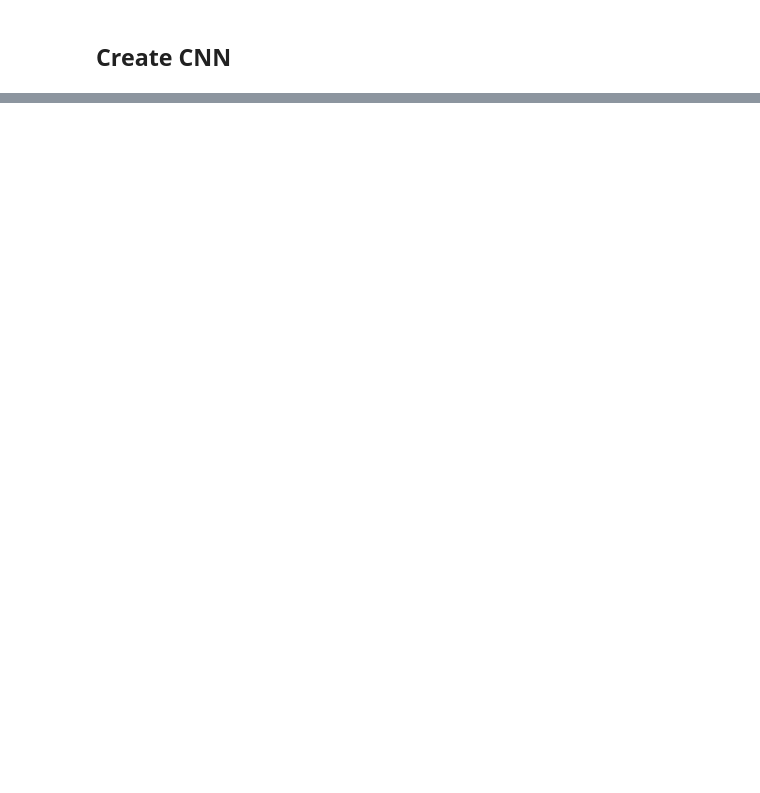
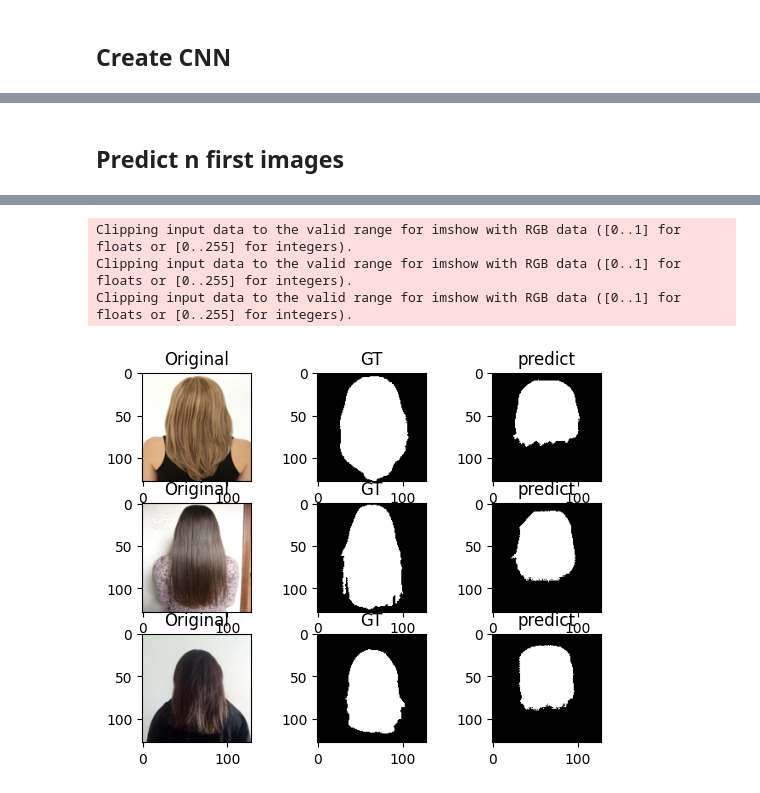
Before and after one commit to Kainasu/hair-seg-project, a Jupyter notebook: hair-segmentation.ipynb, the cells around one changed output, grey strips where cells are left out. Saved outputs shown, nothing was run; the diff lists cells and outputs as text; code cells hidden in the pictures; blank space fills up the shorter version.

```diff
--- a/hair-segmentation.ipynb
+++ b/hair-segmentation.ipynb
@@ -264,0 +277,27 @@ Clipping input data to the valid range for imshow with RGB data ([0..1] for floa
+# %% [markdown]
+## Predict n first images
+# %%
+#Load trained model if necessary
+model = load_model('bce_model.h5')
+
+n = 3
+treshold = 0.5
+
+pred = model.predict(X_test)
+#Get predicted masks
+pred_mask = ((pred > treshold) * 255.)
+pred_mask = np.repeat(pred_mask, 3, axis=3)
+
+fig, axes = plt.subplots(nrows=n, ncols=3)
+for i in range(n*3):
+    plt.subplot(3,3,i+1)
+    if i % 3 == 0:
+        plt.imshow(X_test[i//3])
+        plt.title("Original")
+    elif i % 3 == 1:
+        plt.imshow(np.repeat(y_test[i//3][:,:,np.newaxis],3, axis=2))
+        plt.title("GT")
+    else:
+        plt.imshow(pred_mask[i//3])
+        plt.title("predict")
+# %% [output]
@@ -264,0 +305,4 @@ Clipping input data to the valid range for imshow with RGB data ([0..1] for floa
+Clipping input data to the valid range for imshow with RGB data ([0..1] for floats or [0..255] for integers).
+Clipping input data to the valid range for imshow with RGB data ([0..1] for floats or [0..255] for integers).
+Clipping input data to the valid range for imshow with RGB data ([0..1] for floats or [0..255] for integers).
+[figure, added]
```
Also changed, not shown: parts of 12 cells of this notebook.
